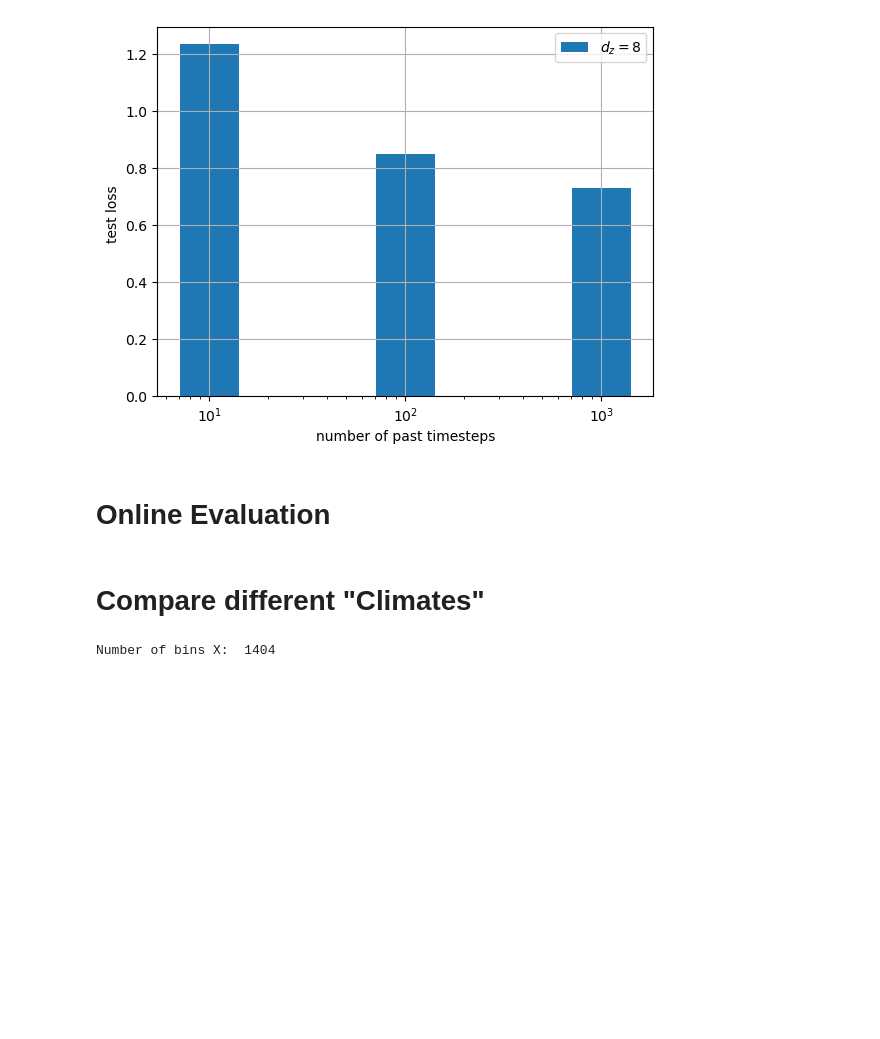
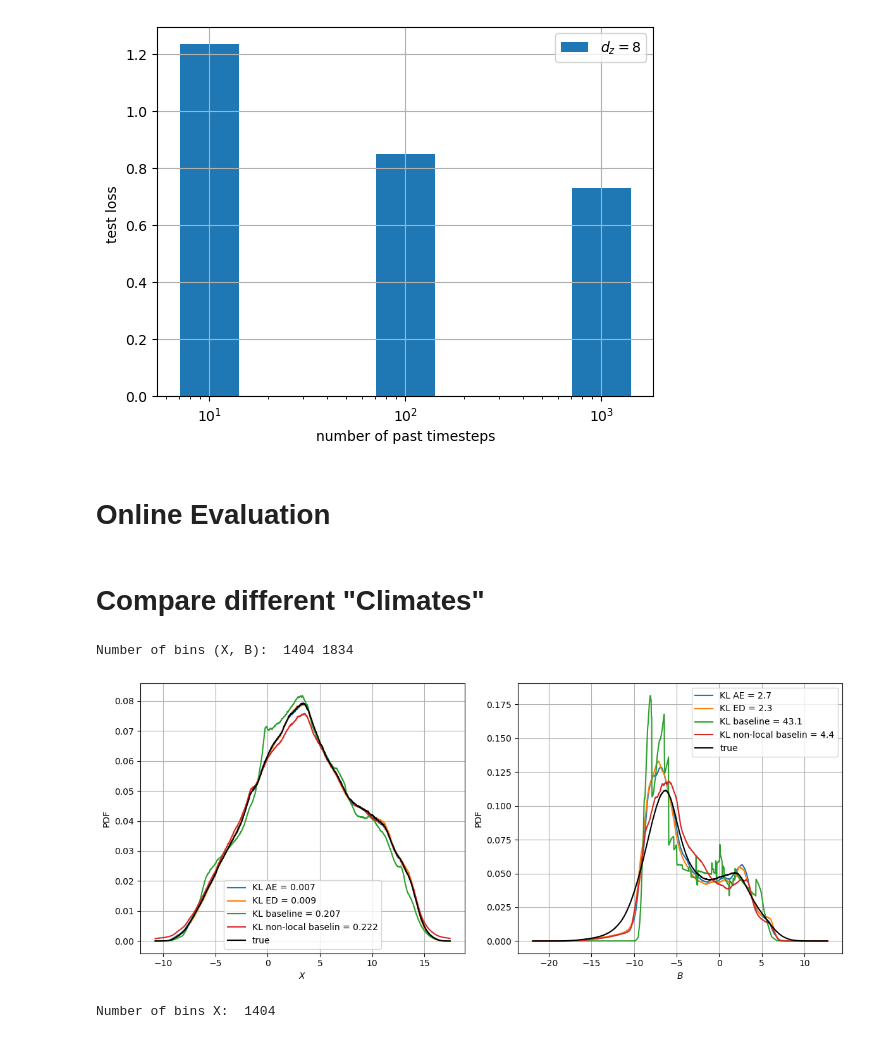
Before and after one commit to DLR-PA-EVA/schoenfeld26james_PrognosticMemoryParmeterizations, a Jupyter notebook: L96/plots.ipynb, the cells around one changed output. Saved outputs shown, nothing was run; the diff lists cells and outputs as text; code cells hidden in the pictures; blank space fills up the shorter version.

```diff
--- a/L96/plots.ipynb
+++ b/L96/plots.ipynb
@@ -91,21 +89,11 @@ def L96_from_nc(path):
     return L96
 # %%
 # Load 50_000 MTU runs
-m, tau = 0.001, 0.001
-# m, tau = 1.0, 100.0
-if (m==0.001) and (tau==0.001):
-    L96_true = L96_from_nc(f'online_runs/NO_PARAMETRIZATION/m=0.001_tau=0.001_t=50000MTU_20250918101458.nc')
-    L96_nonlocal = L96_from_nc('online_runs/NN/latent_dims=0_past_timesteps=0_n_neighbours=7/m=0.001_tau=0.001_t=50000MTU_202509181417.nc')
-    #L96_ODE = L96_from_nc('online_runs/ODE_Z_online/latent_dims=8_past_timesteps=1000_n_neighbours=0/m=0.001_tau=0.001_t=50000MTU_20250918101458.nc')
-    L96_ODE = L96_from_nc('online_runs/ODE_Z_online/latent_dims=6_past_timesteps=1000_n_neighbours=0/m=0.001_tau=0.001_t=50000MTU_202606021417.nc')
-    L96_base = L96_from_nc('online_runs/NN/latent_dims=0_past_timesteps=0_n_neighbours=0/m=0.001_tau=0.001_t=50000MTU_202509181417.nc')
-    L96_ae81 = L96_from_nc('online_runs/NN+AE+D/latent_dims=8_past_timesteps=1000_n_neighbours=0/m=0.001_tau=0.001_t=50000MTU_20250918101458.nc')
-else:
-    L96_true = L96_from_nc(f'online_runs/NO_PARAMETRIZATION/m=1.0_tau=100.0_t=50000MTU_202509191417.nc')
-    L96_nonlocal = L96_from_nc('online_runs/NN/latent_dims=0_past_timesteps=0_n_neighbours=7/m=1.0_tau=100.0_t=50000MTU_202509191417.nc')
-    L96_ODE = L96_from_nc('online_runs/ODE_Z_online/latent_dims=8_past_timesteps=1000_n_neighbours=0/m=1.0_tau=100.0_t=50000MTU_202509191417.nc')
-    # L96_base = L96_from_nc(path)
-    L96_ae81 = L96_from_nc('online_runs/NN+AE+D/latent_dims=8_past_timesteps=1000_n_neighbours=0/m=1.0_tau=100.0_t=50000MTU_202509191417.nc')
+L96_true = L96_from_nc(f'online_runs/NO_PARAMETRIZATION/m=0.001_tau=0.001_t=50000MTU_20250918101458.nc')
+L96_nonlocal = L96_from_nc('online_runs/NN/latent_dims=0_past_timesteps=0_n_neighbours=7/m=0.001_tau=0.001_t=50000MTU_202509181417.nc')
+L96_ODE = L96_from_nc('online_runs/ODE_Z_online/latent_dims=6_past_timesteps=1000_n_neighbours=0/m=0.001_tau=0.001_t=50000MTU_202606021417.nc')
+L96_base = L96_from_nc('online_runs/NN/latent_dims=0_past_timesteps=0_n_neighbours=0/m=0.001_tau=0.001_t=50000MTU_20260911120000.nc')
+L96_ae = L96_from_nc('online_runs/NN+AE+D/latent_dims=8_past_timesteps=1000_n_neighbours=0/m=0.001_tau=0.001_t=50000MTU_20250918101458.nc')
 # %%
 tmin, tmax = None, None
 B_true = L96_true.history.B.values.flatten()[:tmax]
@@ -113,34 +101,37 @@ X_true = L96_true.history.X.values.flatten()[:tmax]
 Xbins = np.histogram_bin_edges(X_true, bins='fd')
 Bbins = np.histogram_bin_edges(B_true, bins='fd')
 # Xbins = np.histogram_bin_edges(X_true, bins=827)
 # Bbins = np.histogram_bin_edges(B_true, bins=827)
 print('Number of bins (X, B): ', len(Xbins), len(Bbins))
 P_X_true, _ = np.histogram(X_true, bins=Xbins, density=True)
 P_B_true, _ = np.histogram(B_true, bins=Bbins, density=True)
 
 fig, (ax1, ax2) = plt.subplots(1, 2, figsize=(12, 5))
 ax1.set(xlabel=r'$X$', ylabel='PDF')
 ax2.set(xlabel=r'$B$', ylabel='PDF')
 
-for L96, model_name in zip([L96_ae81, L96_ODE, L96_base, L96_nonlocal], [r'$\phi_{8,1}$', r'$\phi_{8,1,ED}$', r'$\phi_{0,0}$', r'$\phi_{0,0,\text{non-local}}$']):
+for L96, model_name in zip([L96_ae, L96_ODE, L96_base, L96_nonlocal], ['AE', 'ED', 'baseline', 'non-local baselin']):
     B = L96.history.B.values.flatten()[:tmax]
     X = L96.history.X.values.flatten()[:tmax]
 
     P_X, _ = np.histogram(X, bins=Xbins, density=True)
     P_B, _ = np.histogram(B, bins=Bbins, density=True)
 
     eps = 1.e-12
     ax1.plot(Xbins[1:], P_X, label=f'KL {model_name} = {round(np.sum(rel_entr(P_X_true, P_X + eps)), 3)}')
     ax2.plot(Bbins[1:], P_B, label=f'KL {model_name} = {round(np.sum(rel_entr(P_B_true, P_B + eps)), 1)}')
 
 ax1.plot(Xbins[1:], P_X_true, label=f'true', c='black')
 ax2.plot(Bbins[1:], P_B_true, label=f'true', c='black')
 
 for ax in [ax1, ax2]:
     ax.legend()
     ax.grid()
 
 plt.tight_layout()
+# %% [output]
+Number of bins (X, B):  1404 1834
+[figure, added]
 # %%
 tmin, tmax = None, None
 X_true = L96_true.history.X.values.flatten()[:tmax]
```
Also changed, not shown: parts of 13 cells of this notebook, 5 other files.
